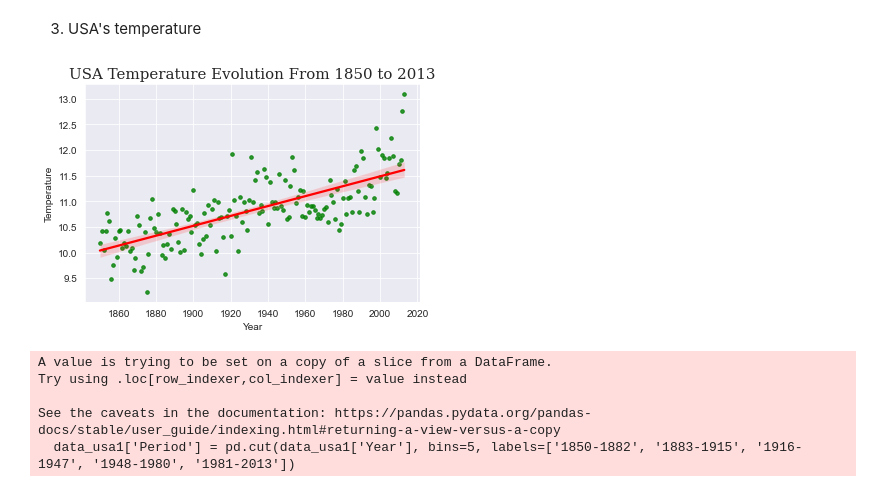
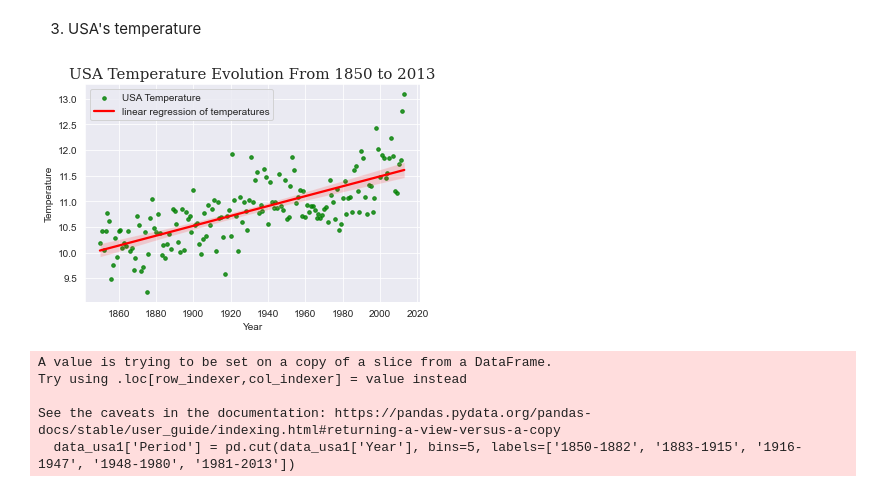
Before and after one commit to ZZQ-dev/2415-final-project, a Jupyter notebook: Final Project.ipynb, the cells around one changed output. Saved outputs shown, nothing was run; the diff lists cells and outputs as text; code cells hidden in the pictures.

```diff
--- a/Final Project.ipynb
+++ b/Final Project.ipynb
@@ -147,14 +148,15 @@ data111
 # %%
 data_usa = data1.loc[(data1['Country']=='United States') & (data1['Year'] >= 1850)]
 # aggregate on the year
 data_usa_global = data_usa[['Year', 'Temperature']].groupby('Year').mean('Temperature').reset_index()
 # draw scatterplot
 sns.regplot(data=data_usa_global, x='Year', y='Temperature', line_kws={'color': 'red'}, scatter_kws={'s': 13, 'color': 'green'})
+plt.legend(["USA Temperature", 'linear regression of temperatures'])
 plt.title('USA Temperature Evolution From 1850 to 2013', fontdict={'size': 15, 'family':'serif'}, loc='center')
 plt.savefig(r'D:\zzq\python_project\2415-final-project\3.png', bbox_inches="tight", facecolor='white')
 plt.show()
 # %% [output]
-[figure, old version]
+[figure, new version]
 # %%
 # split years to a 5 equally separated timespans
 data2 = data.drop(['AverageTemperature', 'AverageTemperatureUncertainty'], axis=1)
```
Also changed, not shown: parts of 3 cells of this notebook.
